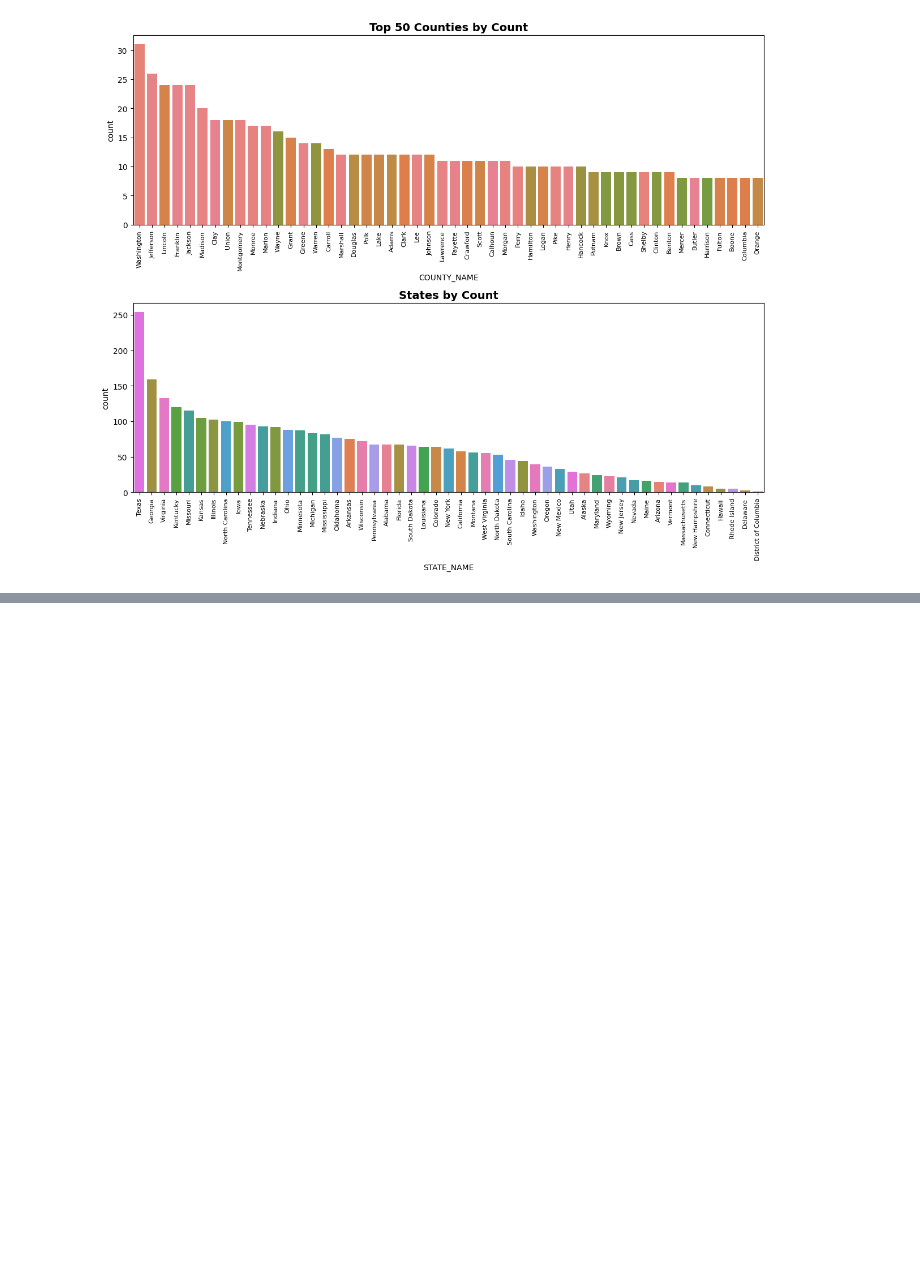
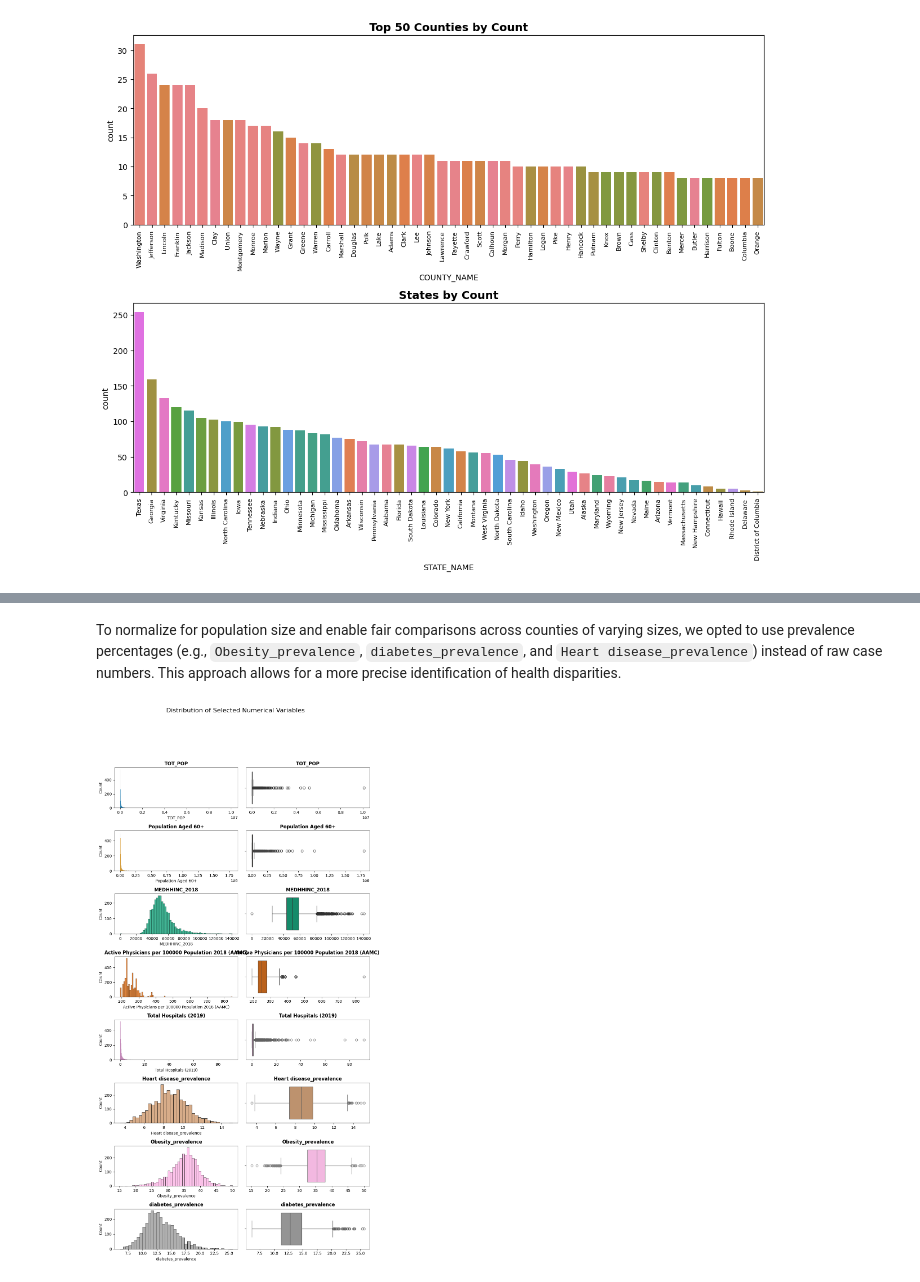
Before and after one commit to jenuzho/DEMOGRAPHIC-HEALTH-regularized-lineal-regression, a Jupyter notebook: src/explore.ipynb, the cells around one changed output, grey strips where cells are left out. Cells and saved outputs as stored; diff of their text form; code cells hidden in the pictures; blank space fills up the shorter version.

```diff
--- a/src/explore.ipynb
+++ b/src/explore.ipynb
@@ -587,0 +608,65 @@ plt.show()
+# %% [markdown]
+To normalize for population size and enable fair comparisons across counties of varying sizes, we opted to use prevalence percentages (e.g., `Obesity_prevalence`, `diabetes_prevalence`, and `Heart disease_prevalence`) instead of raw case numbers. This approach allows for a more precise identification of health disparities.
+# %%
+# List of variables chosen for analysis
+selected_variables = [
+    'TOT_POP',
+    'Population Aged 60+',
+    'MEDHHINC_2018',
+    'Active Physicians per 100000 Population 2018 (AAMC)',
+    'Total Hospitals (2019)',
+    'Heart disease_prevalence',
+    'Obesity_prevalence',
+    'diabetes_prevalence'
+
+]
+
+df_numerical = df[selected_variables]
+
+def plot_numerical_variables(df_numerical, hue=None):
+    """
+    Plots histograms and boxplots for all numeric variables in `df_numerical`
+    using a 2-column layout with a fixed color palette for visual consistency.
+
+    Parameters:
+    - df_numerical: DataFrame containing only the numerical columns to analyze.
+    - hue: Column name for hue (optional). If provided, it must exist in `df_numerical`.
+    """
+
+    numerical_columns = df_numerical.columns.tolist()
+
+
+    num_vars = len(numerical_columns)
+    num_rows = (num_vars + 1) // 2
+
+
+    fig, axes = plt.subplots(num_rows * 2, 2, figsize=(10, num_rows * 5))
+    plt.suptitle('Distribution of Selected Numerical Variables', fontsize=16, y=1.02)
+
+
+    axes = axes.flatten()
+
+
+    palette = sns.color_palette("colorblind", num_vars)
+
+    # Loop to create histograms and boxplots for each numerical variable
+    for i, col in enumerate(numerical_columns):
+        color = palette[i % len(palette)]
+
+        # Histogram with or without hue
+        sns.histplot(ax=axes[i * 2], data=df_numerical, x=col, hue=hue if hue in df_numerical.columns else None, color=color)
+        axes[i * 2].set_title(col, fontweight='bold')
+
+        # Boxplot (without hue)
+        sns.boxplot(ax=axes[i * 2 + 1], data=df_numerical, x=col, color=color)
+        axes[i * 2 + 1].set_title(col, fontweight='bold')
+        axes[i * 2 + 1].set(xlabel=None)
+
+
+    plt.tight_layout(rect=[0, 0.03, 1, 0.95])
+    plt.show()
+
+
+plot_numerical_variables(df_numerical)
+# %% [output]
+[figure, added]
```
Also changed, not shown: parts of 7 cells of this notebook, 1 other file.
